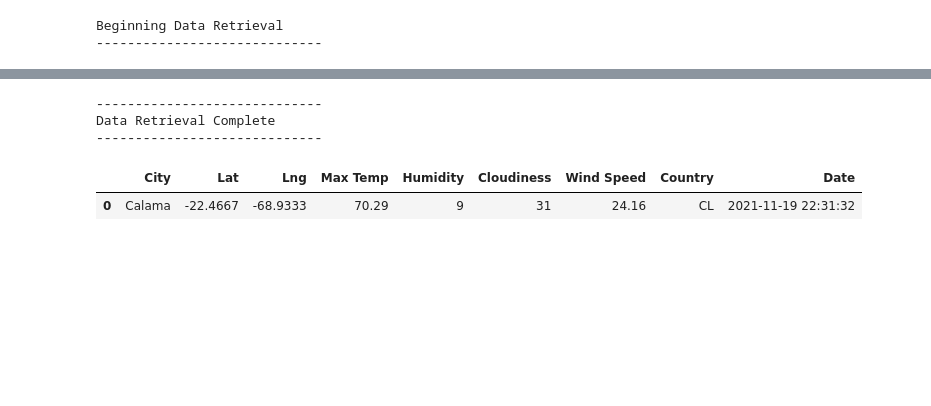
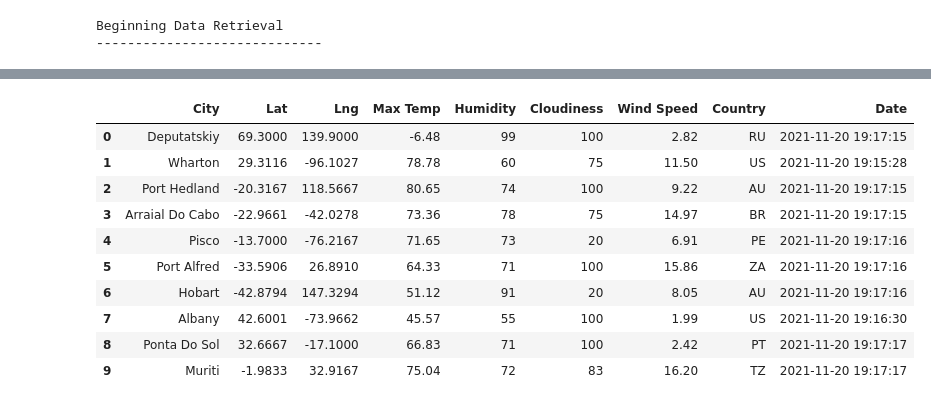
Before and after one commit to danmartin25/World_Weather_Analysis, a Jupyter notebook: WeatherPy.ipynb, the cells around one changed output, grey strips where cells are left out. Cells and saved outputs as stored; diff of their text form; code cells hidden in the pictures; blank space fills up the shorter version.

```diff
--- a/WeatherPy.ipynb
+++ b/WeatherPy.ipynb
@@ -95,49 +130,19 @@ Processing Record 8 of Set 13 | calama
-# %%
-# Run an API request for each of the cities.
-try:
-    # Parse the JSON and retrieve data.
-    city_weather = requests.get(city_url).json()
-    # Parse out the needed data.
-    city_lat = city_weather["coord"]["lat"]
-    city_lng = city_weather["coord"]["lon"]
-    city_max_temp = city_weather["main"]["temp_max"]
-    city_humidity = city_weather["main"]["humidity"]
-    city_clouds = city_weather["clouds"]["all"]
-    city_wind = city_weather["wind"]["speed"]
-    city_country = city_weather["sys"]["country"]
-    # Convert the date to ISO standard.
-    city_date = datetime.utcfromtimestamp(city_weather["dt"]).strftime('%Y-%m-%d %H:%M:%S')
-    # Append the city information into city_data list.
-    city_data.append({"City": city.title(),
-                      "Lat": city_lat,
-                      "Lng": city_lng,
-                      "Max Temp": city_max_temp,
-                      "Humidity": city_humidity,
-                      "Cloudiness": city_clouds,
-                      "Wind Speed": city_wind,
-                      "Country": city_country,
-                      "Date": city_date})
-
-# If an error is experienced, skip the city.
-except:
-    print("City not found. Skipping...")
-    pass
-
-# Indicate that Data Loading is complete.
-print("-----------------------------")
-print("Data Retrieval Complete      ")
-print("-----------------------------")
-# %% [output]
------------------------------
-Data Retrieval Complete
------------------------------
 # %%
 # Convert the array of dictionaries to a Pandas DataFrame.
 city_data_df = pd.DataFrame(city_data)
-city_data_df
+city_data_df.head(10)
 # %% [output]
 |  | City | Lat | Lng | Max Temp | Humidity | Cloudiness | Wind Speed | Country | Date |
-| 0 | Calama | -22.4667 | -68.9333 | 70.29 | 9 | 31 | 24.16 | CL | 2021-11-19 22:31:32 |
+| 0 | Deputatskiy | 69.3000 | 139.9000 | -6.48 | 99 | 100 | 2.82 | RU | 2021-11-20 19:17:15 |
+| 1 | Wharton | 29.3116 | -96.1027 | 78.78 | 60 | 75 | 11.50 | US | 2021-11-20 19:15:28 |
+| 2 | Port Hedland | -20.3167 | 118.5667 | 80.65 | 74 | 100 | 9.22 | AU | 2021-11-20 19:17:15 |
+| 3 | Arraial Do Cabo | -22.9661 | -42.0278 | 73.36 | 78 | 75 | 14.97 | BR | 2021-11-20 19:17:15 |
+| 4 | Pisco | -13.7000 | -76.2167 | 71.65 | 73 | 20 | 6.91 | PE | 2021-11-20 19:17:16 |
+| 5 | Port Alfred | -33.5906 | 26.8910 | 64.33 | 71 | 100 | 15.86 | ZA | 2021-11-20 19:17:16 |
+| 6 | Hobart | -42.8794 | 147.3294 | 51.12 | 91 | 20 | 8.05 | AU | 2021-11-20 19:17:16 |
+| 7 | Albany | 42.6001 | -73.9662 | 45.57 | 55 | 100 | 1.99 | US | 2021-11-20 19:16:30 |
+| 8 | Ponta Do Sol | 32.6667 | -17.1000 | 66.83 | 71 | 100 | 2.42 | PT | 2021-11-20 19:17:17 |
+| 9 | Muriti | -1.9833 | 32.9167 | 75.04 | 72 | 83 | 16.20 | TZ | 2021-11-20 19:17:17 |
 # %%
 # Create the output file (CSV).
 output_data_file = "weather_data/cities.csv"
```
Also changed, not shown: parts of 17 cells of this notebook, 14 other files.
